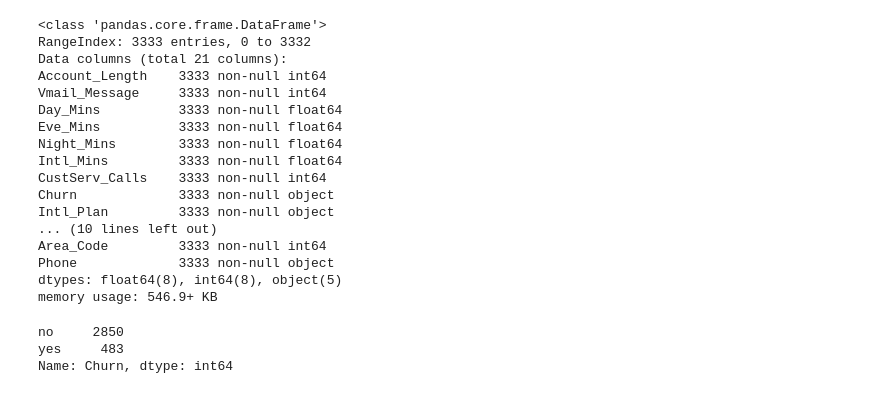
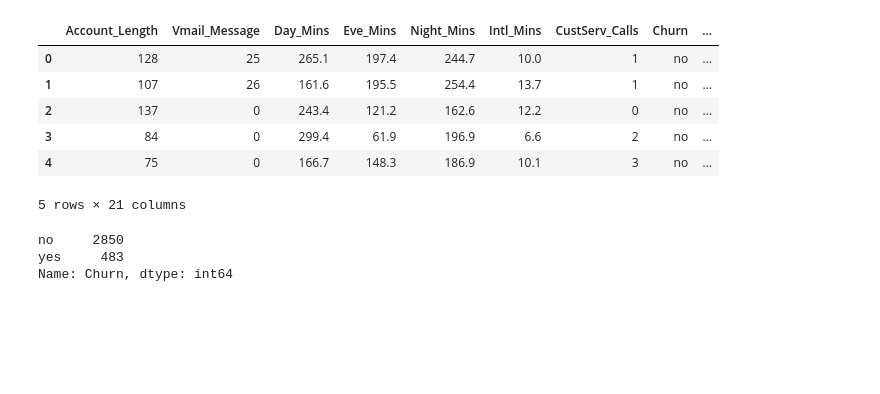
Before and after one commit to naikshubham/Predicting-Customer-Churn-, a Jupyter notebook: Customer Churn Prediction.ipynb, the cells around one changed output. Drawn from its saved outputs; the diff is of its cells as text; code cells hidden in the pictures; blank space fills up the shorter version.

```diff
--- a/Customer Churn Prediction.ipynb
+++ b/Customer Churn Prediction.ipynb
@@ -3,25 +3,15 @@ import pandas as pd
 import os
 # %%
 telco = pd.read_csv('data/Churn.csv')
-telco.info()
+telco.head()
 # %% [output]
+|  | Account_Length | Vmail_Message | Day_Mins | Eve_Mins | Night_Mins | Intl_Mins | CustServ_Calls | Churn | ... |
+| 0 | 128 | 25 | 265.1 | 197.4 | 244.7 | 10.0 | 1 | no | ... |
+| 1 | 107 | 26 | 161.6 | 195.5 | 254.4 | 13.7 | 1 | no | ... |
+| 2 | 137 | 0 | 243.4 | 121.2 | 162.6 | 12.2 | 0 | no | ... |
+| 3 | 84 | 0 | 299.4 | 61.9 | 196.9 | 6.6 | 2 | no | ... |
+| 4 | 75 | 0 | 166.7 | 148.3 | 186.9 | 10.1 | 3 | no | ... |
-<class 'pandas.core.frame.DataFrame'>
-RangeIndex: 3333 entries, 0 to 3332
-Data columns (total 21 columns):
-Account_Length    3333 non-null int64
-Vmail_Message     3333 non-null int64
-Day_Mins          3333 non-null float64
-Eve_Mins          3333 non-null float64
-Night_Mins        3333 non-null float64
-Intl_Mins         3333 non-null float64
-CustServ_Calls    3333 non-null int64
-Churn             3333 non-null object
-Intl_Plan         3333 non-null object
-... (10 lines left out)
-Area_Code         3333 non-null int64
-Phone             3333 non-null object
-dtypes: float64(8), int64(8), object(5)
-memory usage: 546.9+ KB
+5 rows × 21 columns
 # %%
 telco['Churn'].value_counts()
 # %% [output]
```
Also changed, not shown: parts of 12 cells of this notebook.
